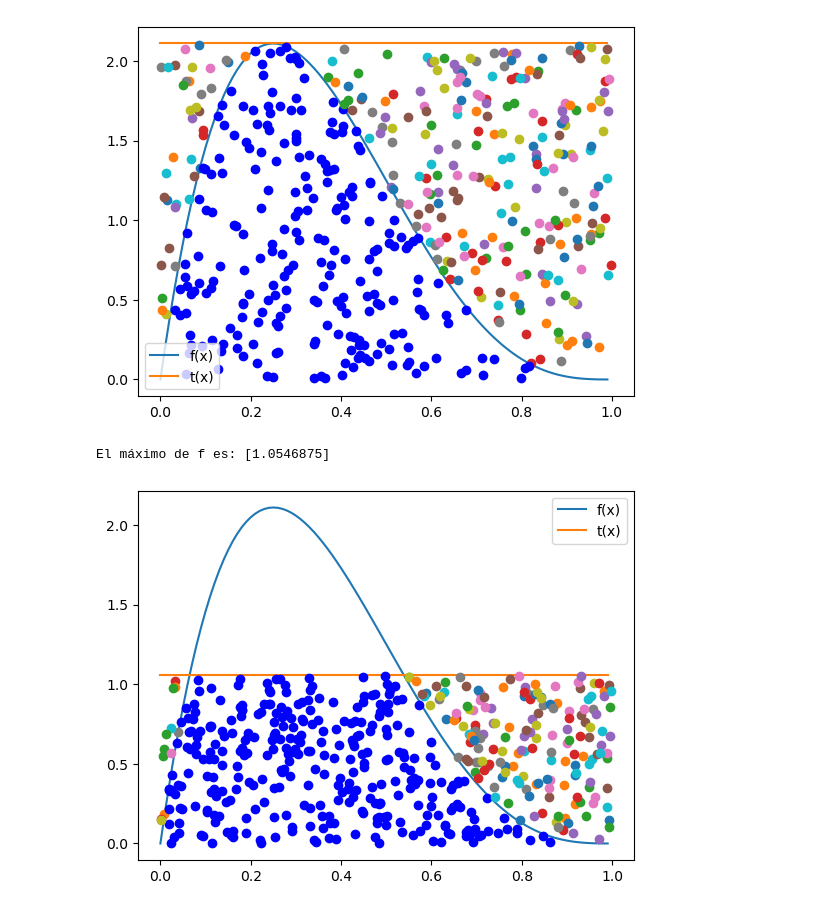
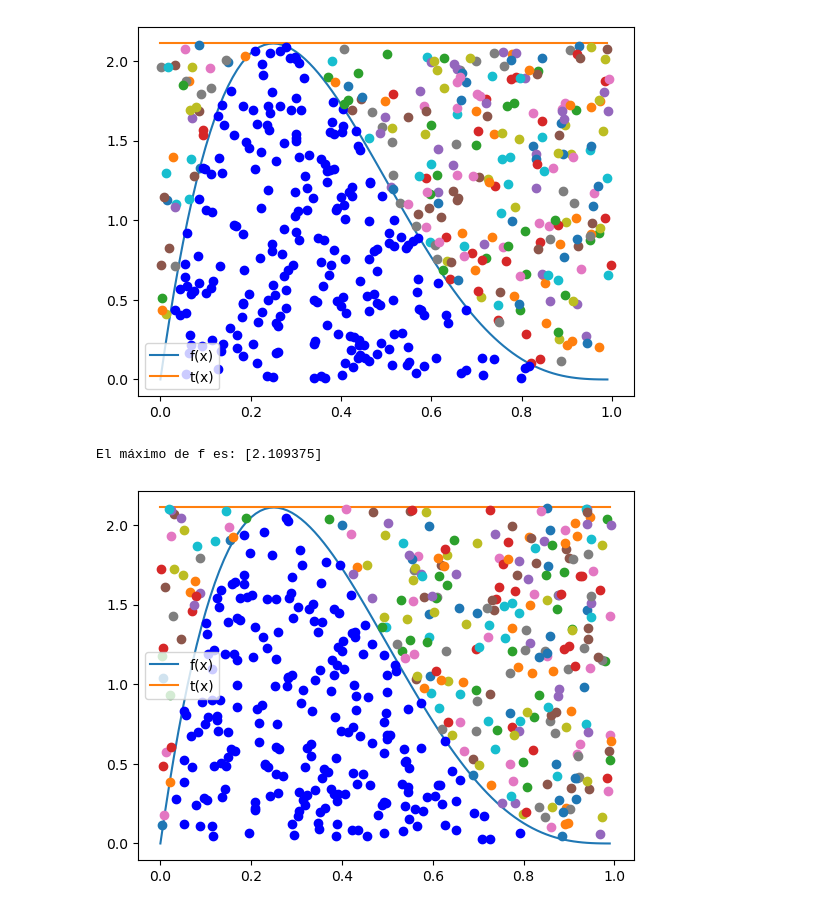
Before and after one commit to MarianaVal06/ProyectoConjunto_MValenzuela_MValdez, a Jupyter notebook: ProyectoConjunto_MValenzuela_MValadez.ipynb, the cells around one changed output. Saved outputs shown, nothing was run; the diff lists cells and outputs as text; code cells hidden in the pictures.

```diff
--- a/ProyectoConjunto_MValenzuela_MValadez.ipynb
+++ b/ProyectoConjunto_MValenzuela_MValadez.ipynb
@@ -314,40 +314,38 @@ Acep_rechazo(R2, R1, f2, t2)
 # %%
 #Código de solución estudiante 2
 
-def Acep_rechazo2(R2:'Variables distruidas U~U(0,1)',
+def Acep_rechazo(R2:'Variables distruidas U~U(0,1)',
                  R1:'Variables distribuidas como g(x)',
                  f:'función objetivo a generar',
                  t:'función que mayora a f'):
 #     R1 = np.random.rand(N)
     f_x2 = f2(R1)
     t_x2 = t2(R1)
     condition = R2*t_x2 <=f_x2
     [plt.plot(R1[i],R2[i]*t_x2[i],'ob') if condition[i] else plt.plot(R1[i],R2[i]*t_x2[i],'o') \
          for i in range(len(R1))]
 
     plt.show()
 
+
 # Función objetivo
-f2 = lambda x:  20*x *(1-x)**3
-
+f2 = lambda x: 20*x *(1-x)**3
 # Máximo de la función f
-max_f2=f(optimize.fmin(lambda x:-f2(x), 0, disp=False))
-
+max_f2=f2(optimize.fmin(lambda x:-f2(x), 0, disp=False))
 # Función t -> Función constante
-t2 =lambda x: max_f2 * np.ones(len(x))
-
+t2 =lambda x:  max_f2* np.ones(len(x))
 # Rango donde se graficará las funciones
 x = np.arange(0, 1, 0.01)
+print('El máximo de f es:',max_f2)
 
 
-print('El máximo de f es:',max_f2)
 N = 500
 R2 = np.random.rand(N)
 R1 = np.random.rand(N)
 plt.plot(x,f2(x),label='f(x)')
 plt.plot(x,t2(x),label='t(x)')
 plt.legend()
-Acep_rechazo2(R2, R1, f2, t2)
+Acep_rechazo(R2, R1, f2, t2)
 # %% [output]
-El máximo de f es: [1.0546875]
+El máximo de f es: [2.109375]
-[figure, old version]
+[figure, new version]
```
